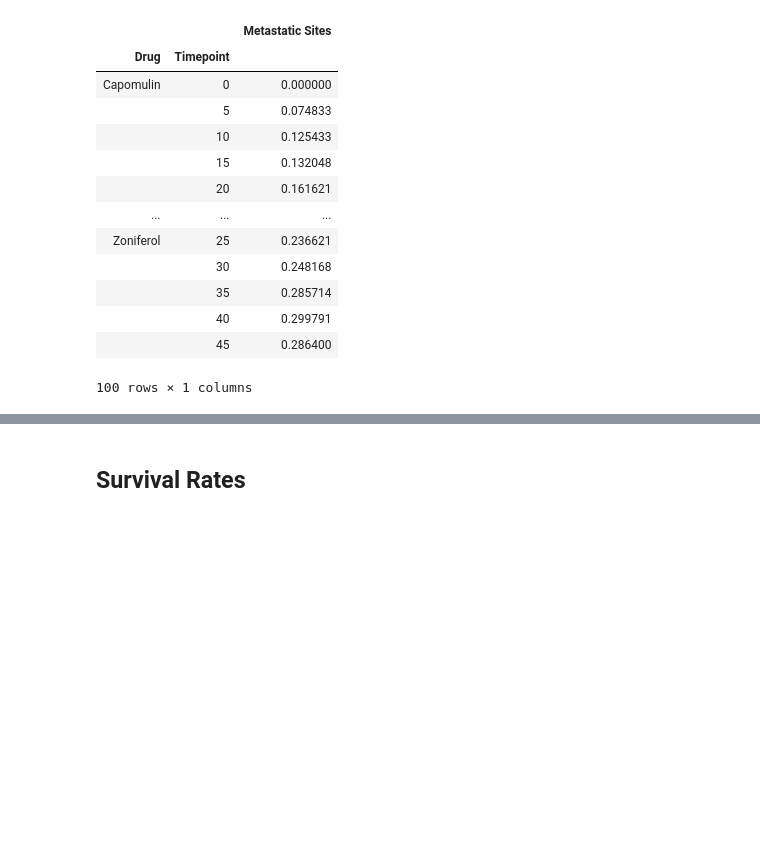
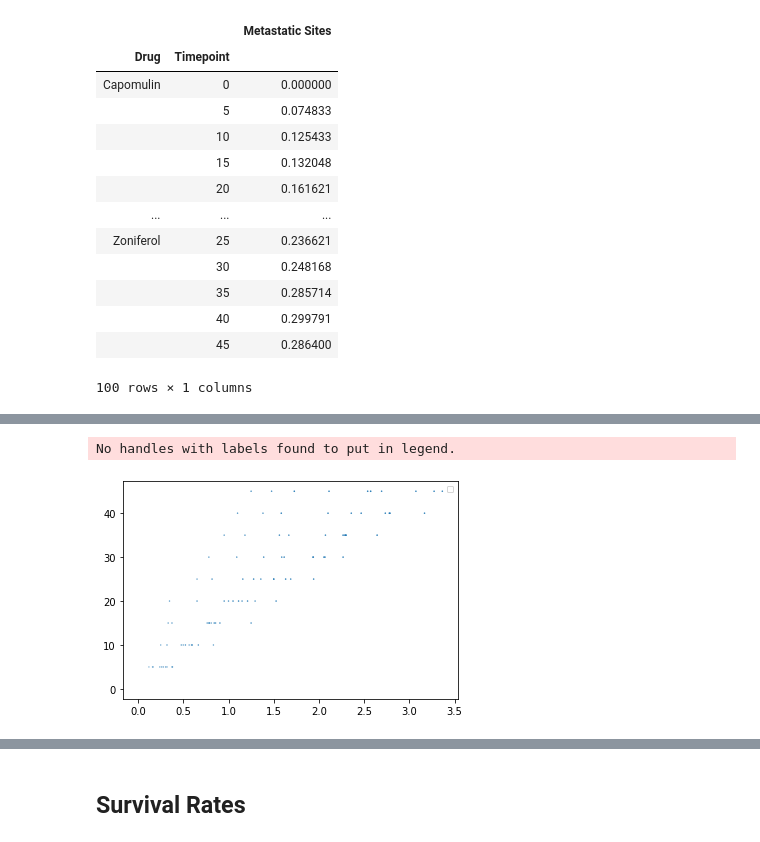
Before and after one commit to jabruhns/matplotlib-challenge, a Jupyter notebook: Pymaceuticals/Pymaceuticals.ipynb, the cells around one changed output, grey strips where cells are left out. Cells and saved outputs as stored; diff of their text form; code cells hidden in the pictures; blank space fills up the shorter version.

```diff
--- a/Pymaceuticals/Pymaceuticals.ipynb
+++ b/Pymaceuticals/Pymaceuticals.ipynb
@@ -142,10 +157,19 @@ met_pivot
 | 45 | 1.476190 | 2.692308 | 2.111111 | 3.363636 | 2.538462 | 3.272727 | 2.571429 | 1.250000 | 1.727273 | ... |
 # %%
 # Generate the Plot (with Error Bars)
+met_var = met_df.reset_index()
+met_x = met_var['Metastatic Sites']
+met_y = met_var['Timepoint']
+met_plt = plt.scatter(met_x, met_y, met_err_df)
+plt.legend(loc="best", fontsize="small", fancybox=True)
 
 # Save the Figure
 
 # Show the Figure
+plt.show()
+# %% [output]
+No handles with labels found to put in legend.
+[figure, added]
 # %% [markdown]
 ![Metastatic Spread During Treatment](../Images/spread.png)
 # %% [markdown]
```
Also changed, not shown: parts of 4 cells of this notebook.
